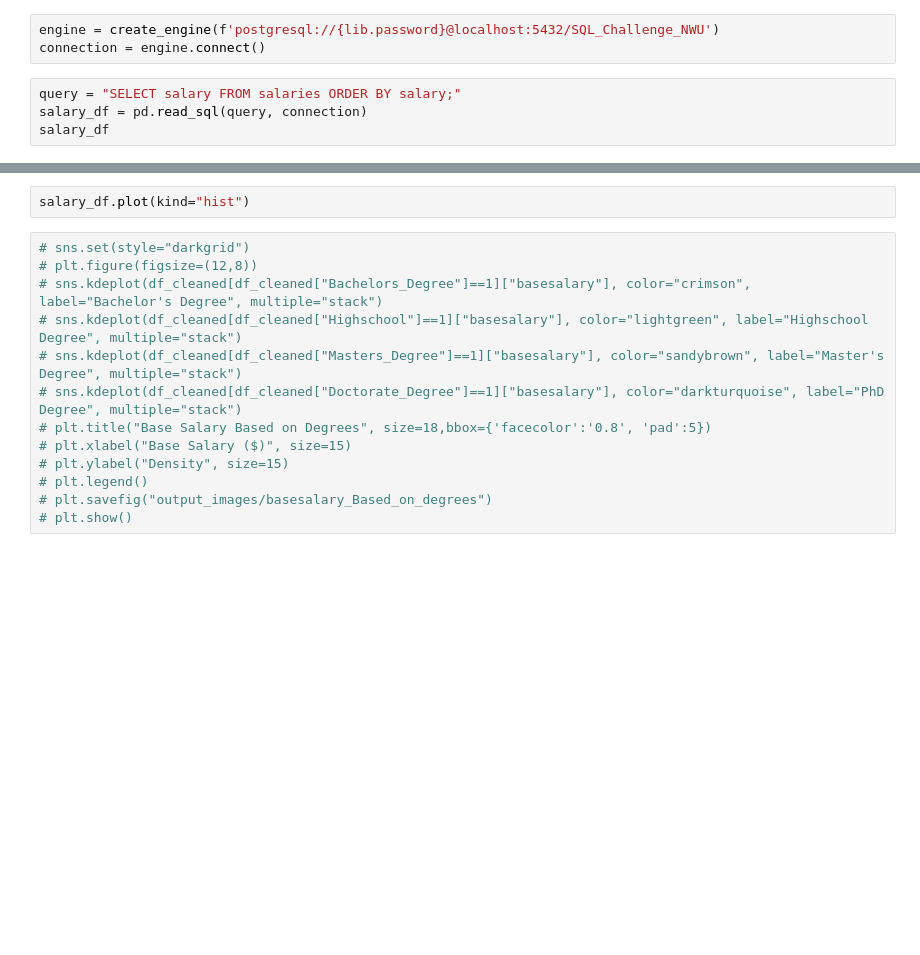
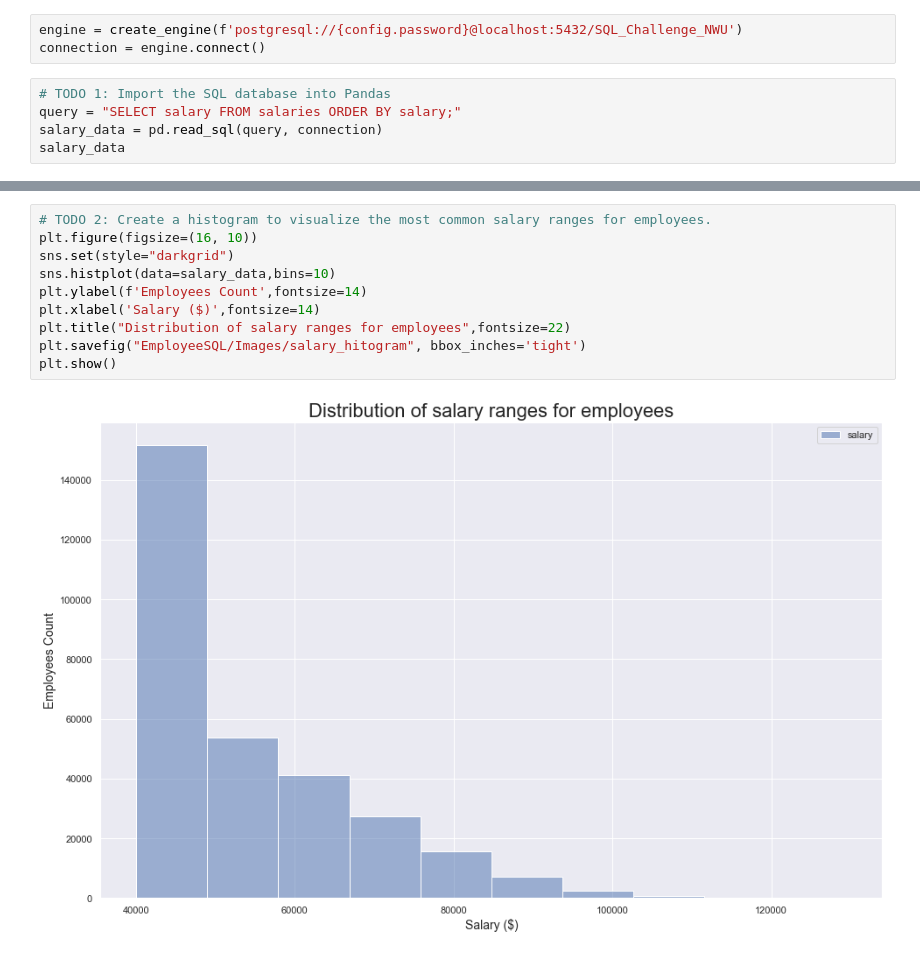
Before and after one commit to yaf978/SQL-Challenge, a Jupyter notebook: Employees.ipynb, the cells around one changed output, grey strips where cells are left out. Cells and saved outputs as stored; diff of their text form; blank space fills up the shorter version.

```diff
--- a/Employees.ipynb
+++ b/Employees.ipynb
@@ -9,7 +11,8 @@ import lib
 # %%
-engine = create_engine(f'postgresql://{lib.password}@localhost:5432/SQL_Challenge_NWU')
+engine = create_engine(f'postgresql://{config.password}@localhost:5432/SQL_Challenge_NWU')
 connection = engine.connect()
 # %%
+# TODO 1: Import the SQL database into Pandas
 query = "SELECT salary FROM salaries ORDER BY salary;"
-salary_df = pd.read_sql(query, connection)
-salary_df
+salary_data = pd.read_sql(query, connection)
+salary_data
@@ -16,15 +33,12 @@ salary_df
-# %%
-salary_df.plot(kind="hist")
 # %%
-# sns.set(style="darkgrid")
-# plt.figure(figsize=(12,8))
-# sns.kdeplot(df_cleaned[df_cleaned["Bachelors_Degree"]==1]["basesalary"], color="crimson", label="Bachelor's Degree", multiple="stack")
-# sns.kdeplot(df_cleaned[df_cleaned["Highschool"]==1]["basesalary"], color="lightgreen", label="Highschool Degree", multiple="stack")
-# sns.kdeplot(df_cleaned[df_cleaned["Masters_Degree"]==1]["basesalary"], color="sandybrown", label="Master's Degree", multiple="stack")
-# sns.kdeplot(df_cleaned[df_cleaned["Doctorate_Degree"]==1]["basesalary"], color="darkturquoise", label="PhD Degree", multiple="stack")
-# plt.title("Base Salary Based on Degrees", size=18,bbox={'facecolor':'0.8', 'pad':5})
-# plt.xlabel("Base Salary ($)", size=15)
-# plt.ylabel("Density", size=15)
-# plt.legend()
-# plt.savefig("output_images/basesalary_Based_on_degrees")
-# plt.show()
+# TODO 2: Create a histogram to visualize the most common salary ranges for employees.
+plt.figure(figsize=(16, 10))
+sns.set(style="darkgrid")
+sns.histplot(data=salary_data,bins=10)
+plt.ylabel(f'Employees Count',fontsize=14)
+plt.xlabel('Salary ($)',fontsize=14)
+plt.title("Distribution of salary ranges for employees",fontsize=22)
+plt.savefig("EmployeeSQL/Images/salary_hitogram", bbox_inches='tight')
+plt.show()
+# %% [output]
+[figure, added]
```
Also changed, not shown: parts of 5 cells of this notebook, 2 other files.
